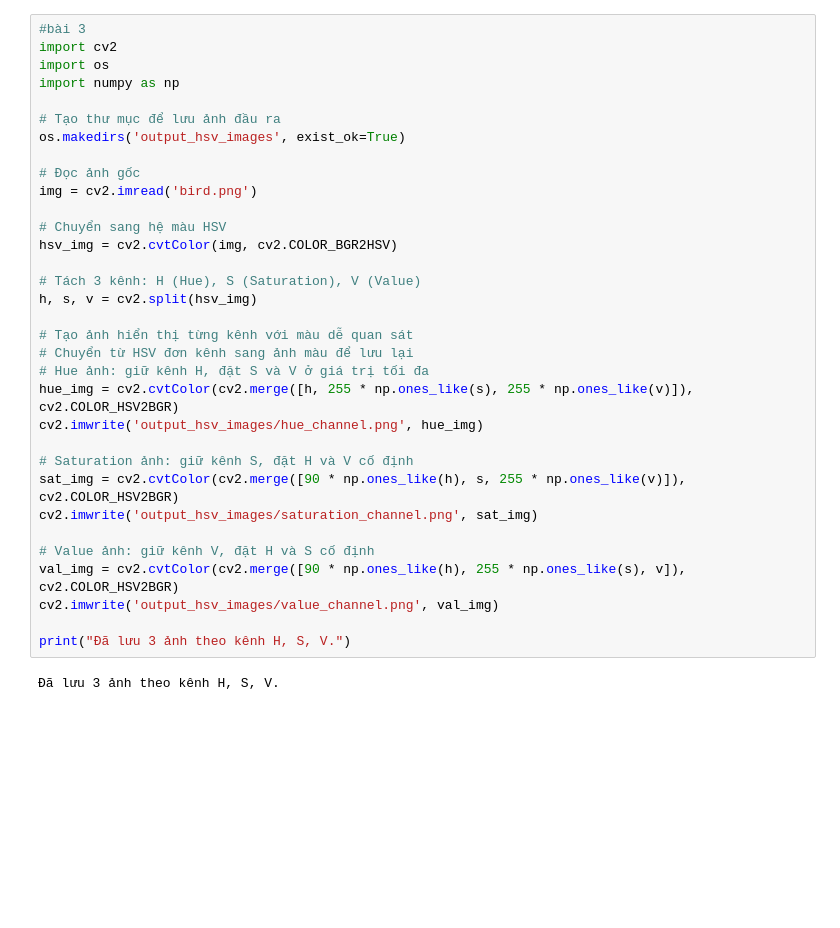
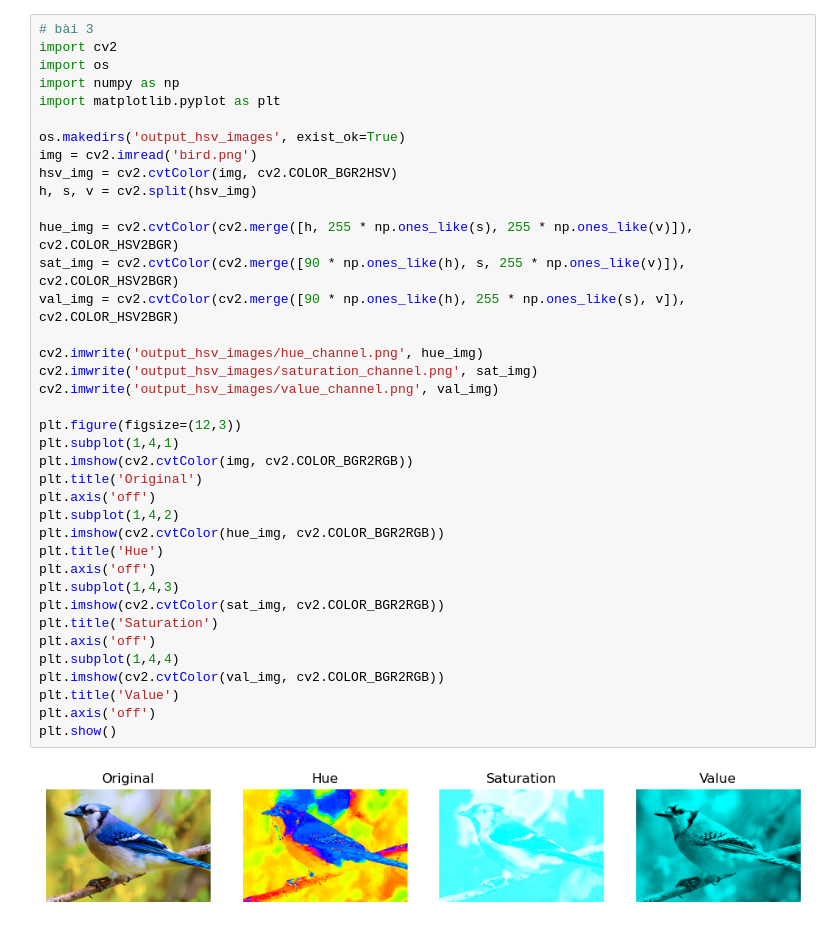
Before and after one commit to LePhuocLoc111/tu-n-1, a Jupyter notebook: LAB1/bait1.ipynb, the cells around one changed output. Cells and saved outputs as stored; diff of their text form; blank space fills up the shorter version.

```diff
--- a/LAB1/bait1.ipynb
+++ b/LAB1/bait1.ipynb
@@ -66,36 +83,41 @@ print("Đã hoán đổi màu và lưu ảnh.")
 # %%
-#bài 3
+# bài 3
 import cv2
 import os
 import numpy as np
+import matplotlib.pyplot as plt
 
-# Tạo thư mục để lưu ảnh đầu ra
 os.makedirs('output_hsv_images', exist_ok=True)
-
-# Đọc ảnh gốc
 img = cv2.imread('bird.png')
-
-# Chuyển sang hệ màu HSV
 hsv_img = cv2.cvtColor(img, cv2.COLOR_BGR2HSV)
-
-# Tách 3 kênh: H (Hue), S (Saturation), V (Value)
 h, s, v = cv2.split(hsv_img)
 
-# Tạo ảnh hiển thị từng kênh với màu dễ quan sát
-# Chuyển từ HSV đơn kênh sang ảnh màu để lưu lại
-# Hue ảnh: giữ kênh H, đặt S và V ở giá trị tối đa
 hue_img = cv2.cvtColor(cv2.merge([h, 255 * np.ones_like(s), 255 * np.ones_like(v)]), cv2.COLOR_HSV2BGR)
+sat_img = cv2.cvtColor(cv2.merge([90 * np.ones_like(h), s, 255 * np.ones_like(v)]), cv2.COLOR_HSV2BGR)
+val_img = cv2.cvtColor(cv2.merge([90 * np.ones_like(h), 255 * np.ones_like(s), v]), cv2.COLOR_HSV2BGR)
+
 cv2.imwrite('output_hsv_images/hue_channel.png', hue_img)
-
-# Saturation ảnh: giữ kênh S, đặt H và V cố định
-sat_img = cv2.cvtColor(cv2.merge([90 * np.ones_like(h), s, 255 * np.ones_like(v)]), cv2.COLOR_HSV2BGR)
 cv2.imwrite('output_hsv_images/saturation_channel.png', sat_img)
-
-# Value ảnh: giữ kênh V, đặt H và S cố định
-val_img = cv2.cvtColor(cv2.merge([90 * np.ones_like(h), 255 * np.ones_like(s), v]), cv2.COLOR_HSV2BGR)
 cv2.imwrite('output_hsv_images/value_channel.png', val_img)
 
-print("Đã lưu 3 ảnh theo kênh H, S, V.")
+plt.figure(figsize=(12,3))
+plt.subplot(1,4,1)
+plt.imshow(cv2.cvtColor(img, cv2.COLOR_BGR2RGB))
+plt.title('Original')
+plt.axis('off')
+plt.subplot(1,4,2)
+plt.imshow(cv2.cvtColor(hue_img, cv2.COLOR_BGR2RGB))
+plt.title('Hue')
+plt.axis('off')
+plt.subplot(1,4,3)
+plt.imshow(cv2.cvtColor(sat_img, cv2.COLOR_BGR2RGB))
+plt.title('Saturation')
+plt.axis('off')
+plt.subplot(1,4,4)
+plt.imshow(cv2.cvtColor(val_img, cv2.COLOR_BGR2RGB))
+plt.title('Value')
+plt.axis('off')
+plt.show()
 # %% [output]
-Đã lưu 3 ảnh theo kênh H, S, V.
+[figure, added]
 # %%
```
Also changed, not shown: parts of 8 cells of this notebook, 3 other files.
